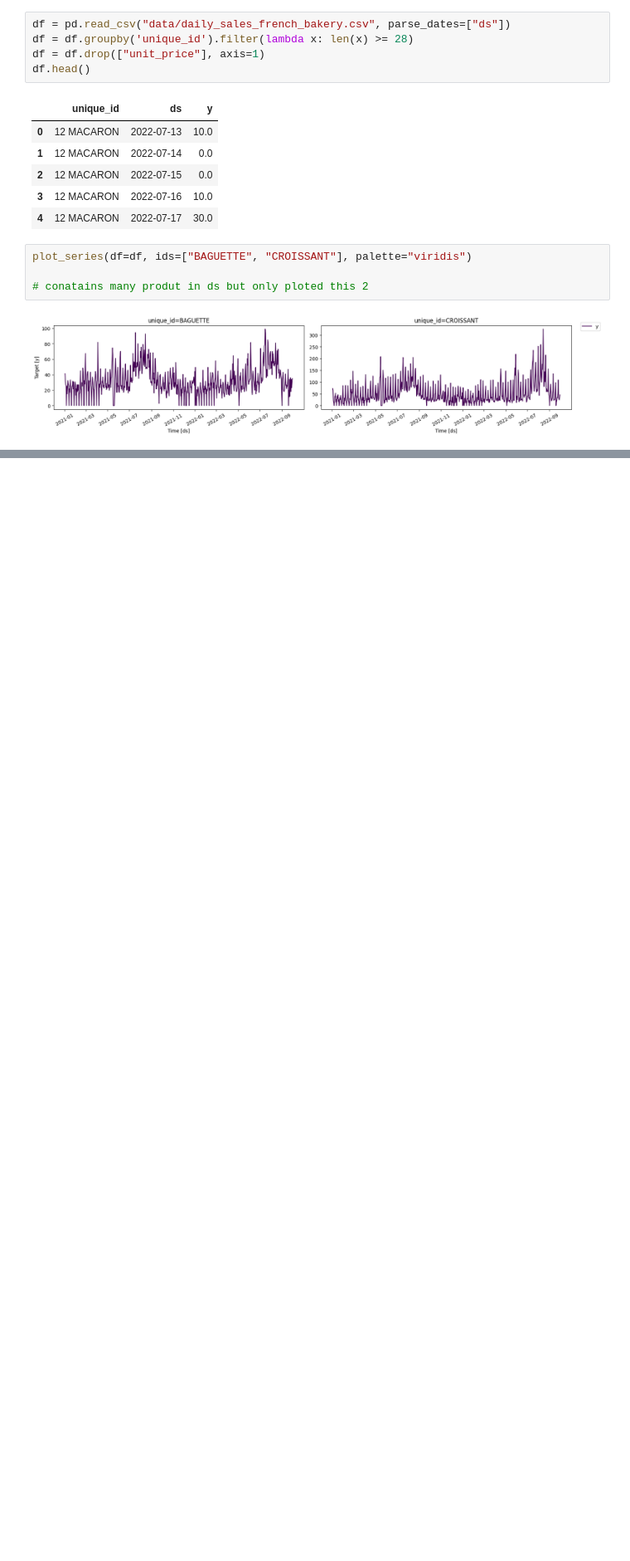
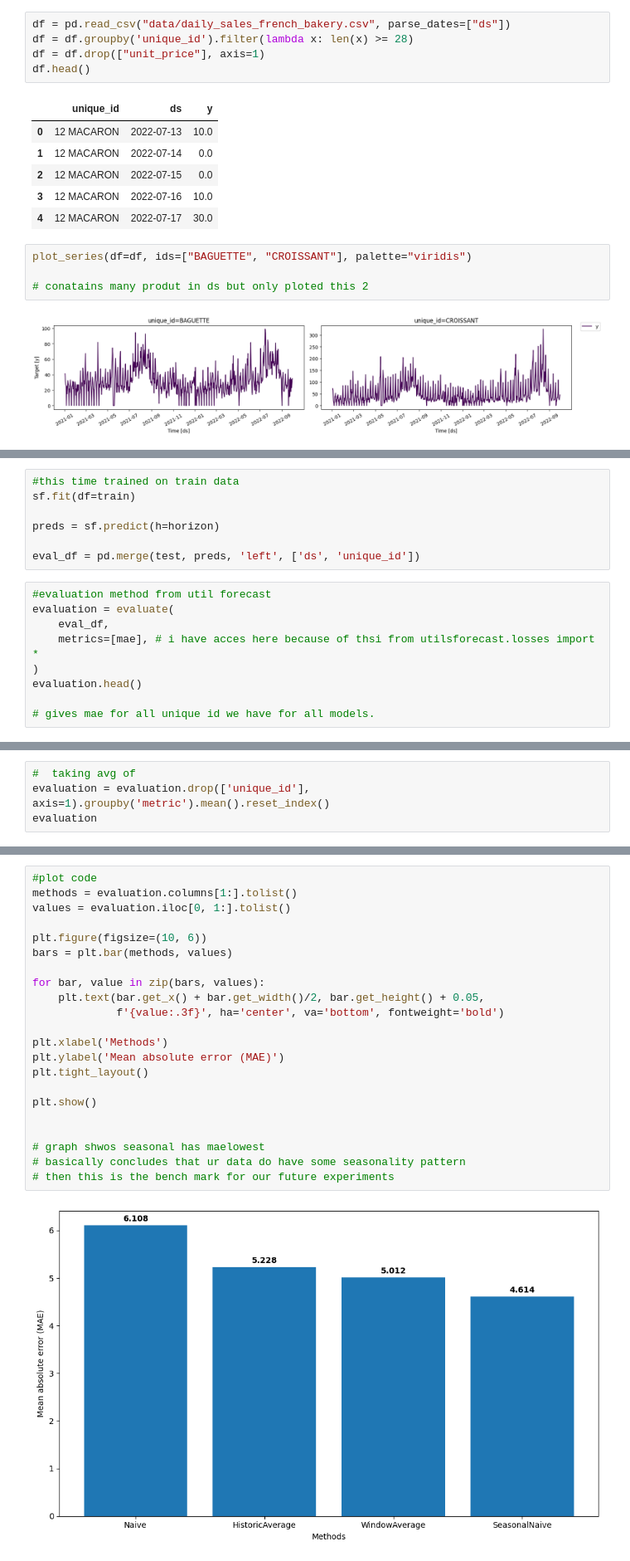
Before and after one commit to Messionat45/Time-Series-Forecasting, a Jupyter notebook: time_series_tut.ipynb, the cells around one changed output, grey strips where cells are left out. Shown at 83% size. Drawn from its saved outputs; the diff is of its cells as text; blank space fills up the shorter version.

```diff
--- a/time_series_tut.ipynb
+++ b/time_series_tut.ipynb
@@ -33,0 +81,16 @@ plot_series(df=df, ids=["BAGUETTE", "CROISSANT"], max_insample_length=56, palett
+# %%
+#this time trained on train data
+sf.fit(df=train)
+
+preds = sf.predict(h=horizon)
+
+eval_df = pd.merge(test, preds, 'left', ['ds', 'unique_id'])
+# %%
+#evaluation method from util forecast
+evaluation = evaluate(
+    eval_df,
+    metrics=[mae], # i have acces here because of thsi from utilsforecast.losses import *
+)
+evaluation.head()
+
+# gives mae for all unique id we have for all models.
@@ -33,0 +104,4 @@ plot_series(df=df, ids=["BAGUETTE", "CROISSANT"], max_insample_length=56, palett
+# %%
+#  taking avg of
+evaluation = evaluation.drop(['unique_id'], axis=1).groupby('metric').mean().reset_index()
+evaluation
@@ -33,0 +111,24 @@ plot_series(df=df, ids=["BAGUETTE", "CROISSANT"], max_insample_length=56, palett
+# %%
+#plot code
+methods = evaluation.columns[1:].tolist()
+values = evaluation.iloc[0, 1:].tolist()
+
+plt.figure(figsize=(10, 6))
+bars = plt.bar(methods, values)
+
+for bar, value in zip(bars, values):
+    plt.text(bar.get_x() + bar.get_width()/2, bar.get_height() + 0.05,
+             f'{value:.3f}', ha='center', va='bottom', fontweight='bold')
+
+plt.xlabel('Methods')
+plt.ylabel('Mean absolute error (MAE)')
+plt.tight_layout()
+
+plt.show()
+
+
+# graph shwos seasonal has maelowest
+# basically concludes that ur data do have some seasonality pattern
+# then this is the bench mark for our future experiments
+# %% [output]
+[figure, added]
```
Also changed, not shown: parts of 14 cells of this notebook.
